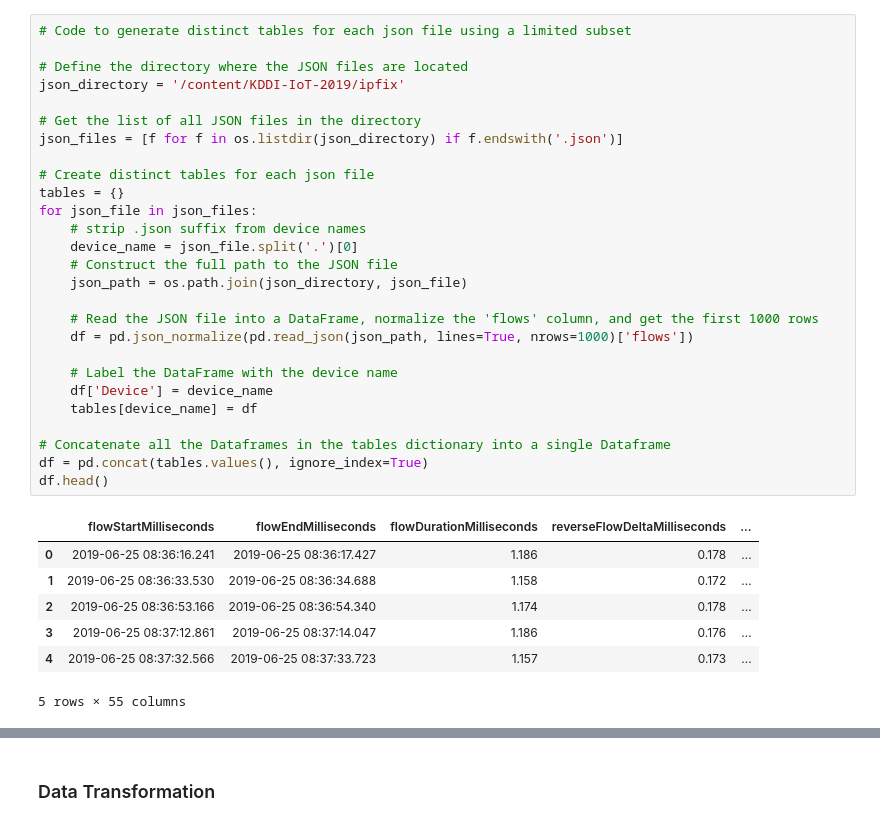
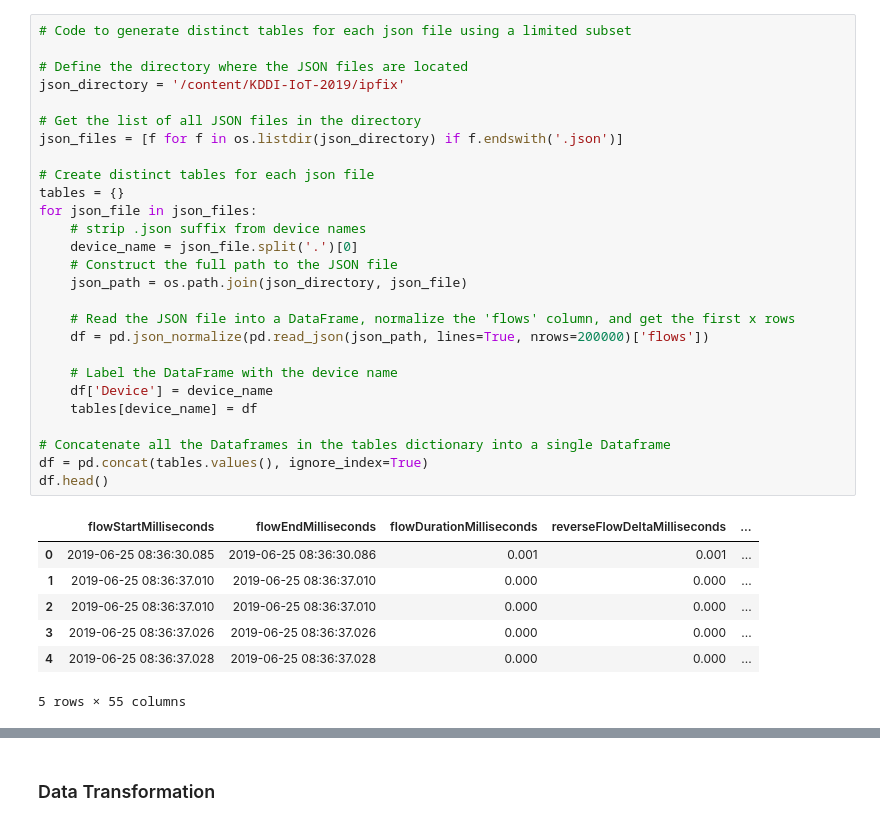
Before and after one commit to BChun11/DATA3001, a Jupyter notebook: DATA3001_modeling.ipynb, the cells around one changed output, grey strips where cells are left out. Saved outputs shown, nothing was run; the diff lists cells and outputs as text.

```diff
--- a/DATA3001_modeling.ipynb
+++ b/DATA3001_modeling.ipynb
@@ -89,37 +90,37 @@ Contents of Current Directory: ['jvc_kenwood_cu-hb1.json', 'sony_network_camera.
 # %%
 # Code to generate distinct tables for each json file using a limited subset
 
 # Define the directory where the JSON files are located
 json_directory = '/content/KDDI-IoT-2019/ipfix'
 
 # Get the list of all JSON files in the directory
 json_files = [f for f in os.listdir(json_directory) if f.endswith('.json')]
 
 # Create distinct tables for each json file
 tables = {}
 for json_file in json_files:
     # strip .json suffix from device names
     device_name = json_file.split('.')[0]
     # Construct the full path to the JSON file
     json_path = os.path.join(json_directory, json_file)
 
-    # Read the JSON file into a DataFrame, normalize the 'flows' column, and get the first 1000 rows
-    df = pd.json_normalize(pd.read_json(json_path, lines=True, nrows=1000)['flows'])
+    # Read the JSON file into a DataFrame, normalize the 'flows' column, and get the first x rows
+    df = pd.json_normalize(pd.read_json(json_path, lines=True, nrows=200000)['flows'])
 
     # Label the DataFrame with the device name
     df['Device'] = device_name
     tables[device_name] = df
 
 # Concatenate all the Dataframes in the tables dictionary into a single Dataframe
 df = pd.concat(tables.values(), ignore_index=True)
 df.head()
 # %% [output]
 |  | flowStartMilliseconds | flowEndMilliseconds | flowDurationMilliseconds | reverseFlowDeltaMilliseconds | ... |
-| 0 | 2019-06-25 08:36:16.241 | 2019-06-25 08:36:17.427 | 1.186 | 0.178 | ... |
-| 1 | 2019-06-25 08:36:33.530 | 2019-06-25 08:36:34.688 | 1.158 | 0.172 | ... |
-| 2 | 2019-06-25 08:36:53.166 | 2019-06-25 08:36:54.340 | 1.174 | 0.178 | ... |
-| 3 | 2019-06-25 08:37:12.861 | 2019-06-25 08:37:14.047 | 1.186 | 0.176 | ... |
-| 4 | 2019-06-25 08:37:32.566 | 2019-06-25 08:37:33.723 | 1.157 | 0.173 | ... |
+| 0 | 2019-06-25 08:36:30.085 | 2019-06-25 08:36:30.086 | 0.001 | 0.001 | ... |
+| 1 | 2019-06-25 08:36:37.010 | 2019-06-25 08:36:37.010 | 0.000 | 0.000 | ... |
+| 2 | 2019-06-25 08:36:37.010 | 2019-06-25 08:36:37.010 | 0.000 | 0.000 | ... |
+| 3 | 2019-06-25 08:36:37.026 | 2019-06-25 08:36:37.026 | 0.000 | 0.000 | ... |
+| 4 | 2019-06-25 08:36:37.028 | 2019-06-25 08:36:37.028 | 0.000 | 0.000 | ... |
 5 rows × 55 columns
 # %%
 """# Reference: https://www.kaggle.com/code/arjanso/reducing-dataframe-memory-size-by-65 @ARJANGROEN
```
Also changed, not shown: parts of 26 cells of this notebook.
